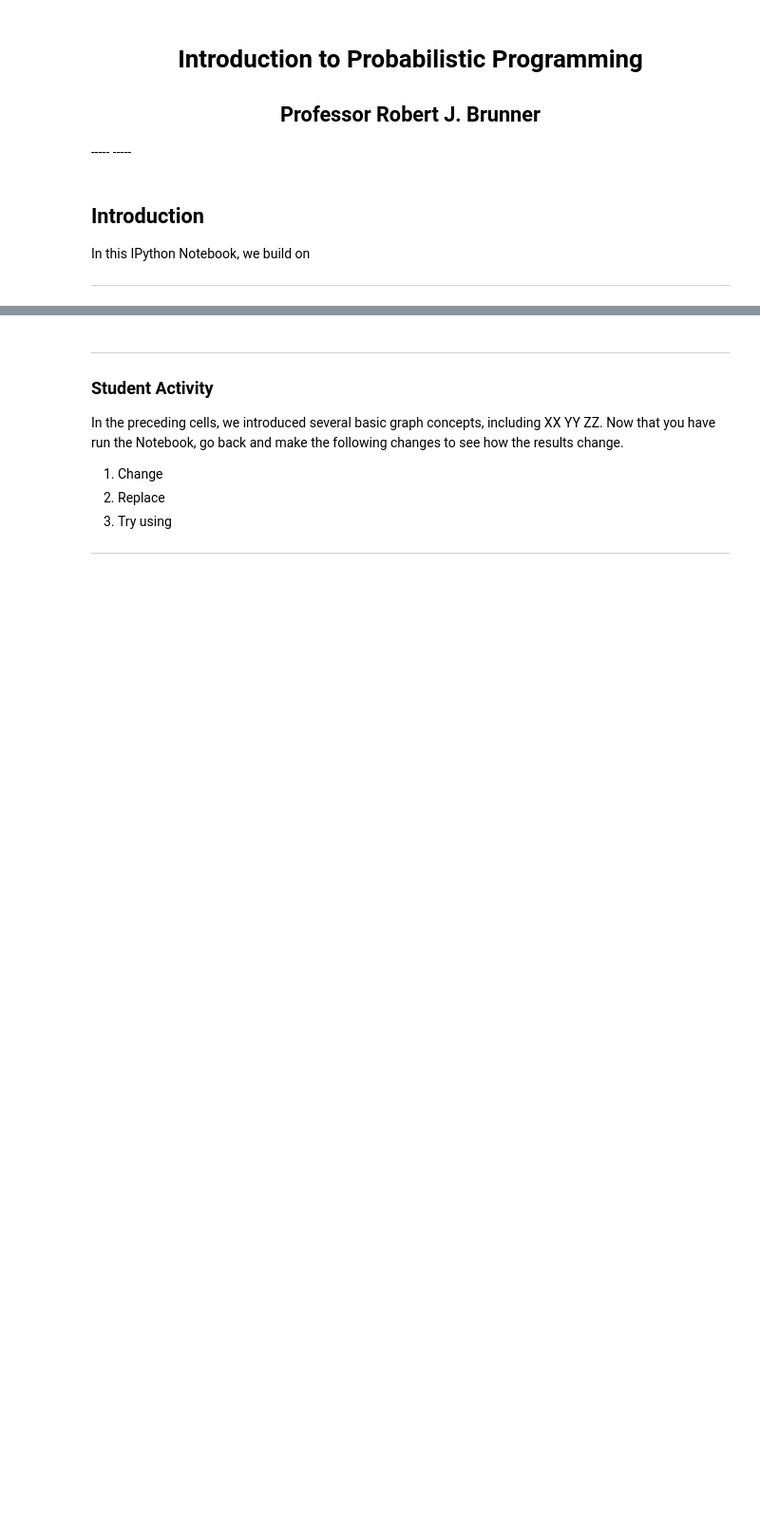
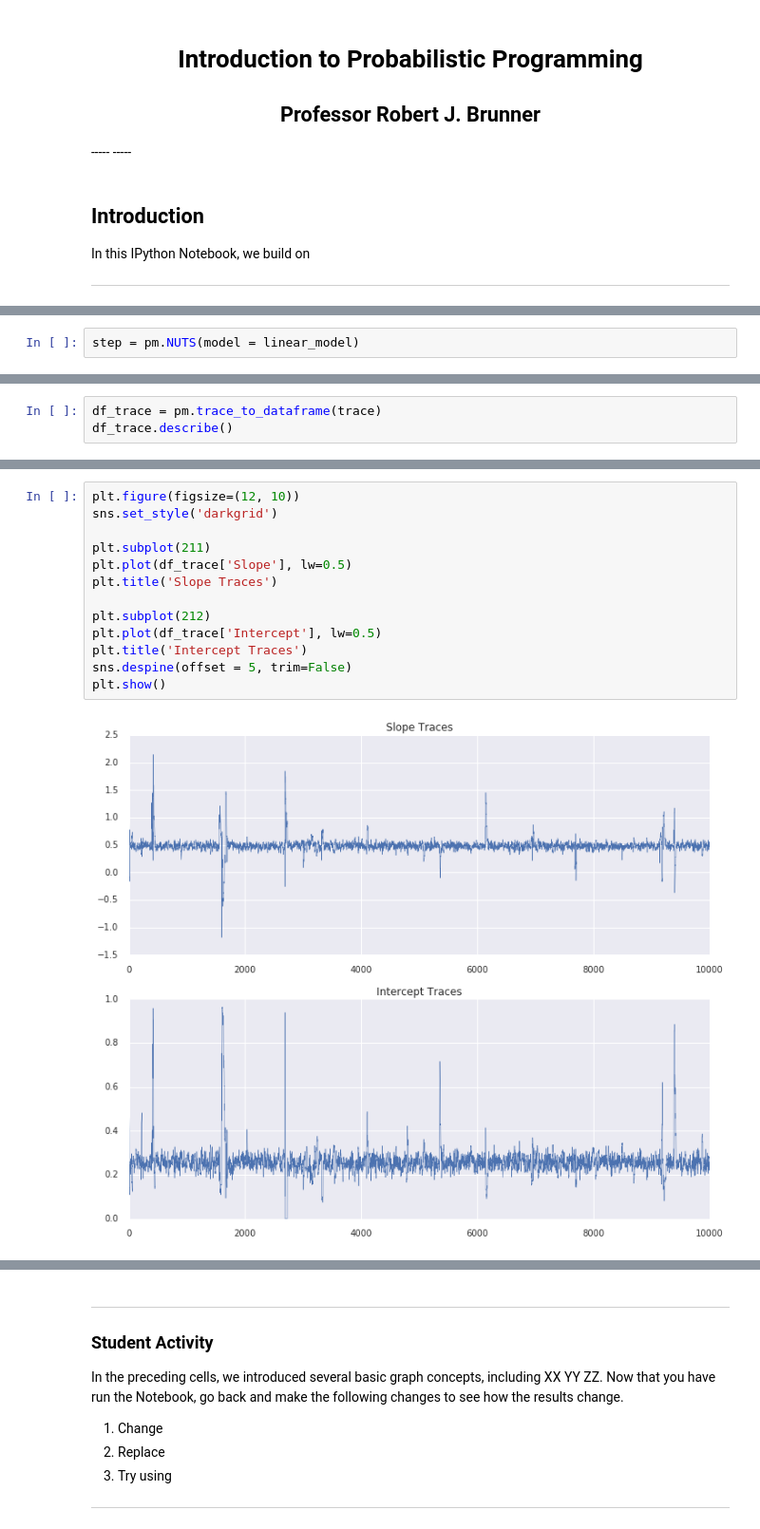
Before and after one commit to lcdm-uiuc/info490-sp16, a Jupyter notebook: Week11/notebooks/intro2pp-bm.ipynb, the cells around one changed output, grey strips where cells are left out. Shown: that part at 95% size. Saved outputs shown, nothing was run; the diff lists cells and outputs as text; blank space fills up the shorter version.

```diff
--- a/Week11/notebooks/intro2pp-bm.ipynb
+++ b/Week11/notebooks/intro2pp-bm.ipynb
@@ -15,0 +159,2 @@ In this IPython Notebook, we build on
+# %%
+step = pm.NUTS(model = linear_model)
@@ -15,0 +173,3 @@ In this IPython Notebook, we build on
+# %%
+df_trace = pm.trace_to_dataframe(trace)
+df_trace.describe()
@@ -15,0 +186,15 @@ In this IPython Notebook, we build on
+# %%
+plt.figure(figsize=(12, 10))
+sns.set_style('darkgrid')
+
+plt.subplot(211)
+plt.plot(df_trace['Slope'], lw=0.5)
+plt.title('Slope Traces')
+
+plt.subplot(212)
+plt.plot(df_trace['Intercept'], lw=0.5)
+plt.title('Intercept Traces')
+sns.despine(offset = 5, trim=False)
+plt.show()
+# %% [output]
+[figure, added]
```
Also changed, not shown: parts of 27 cells of this notebook, 3 other files.
